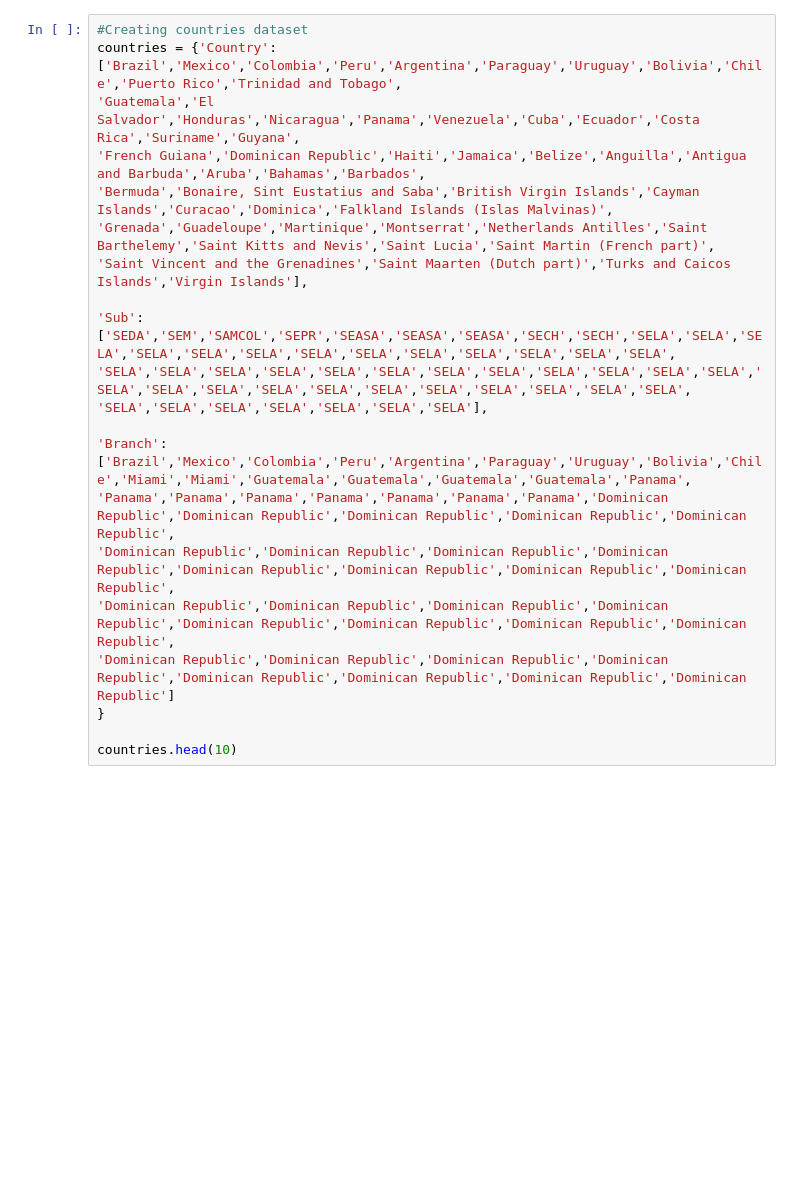
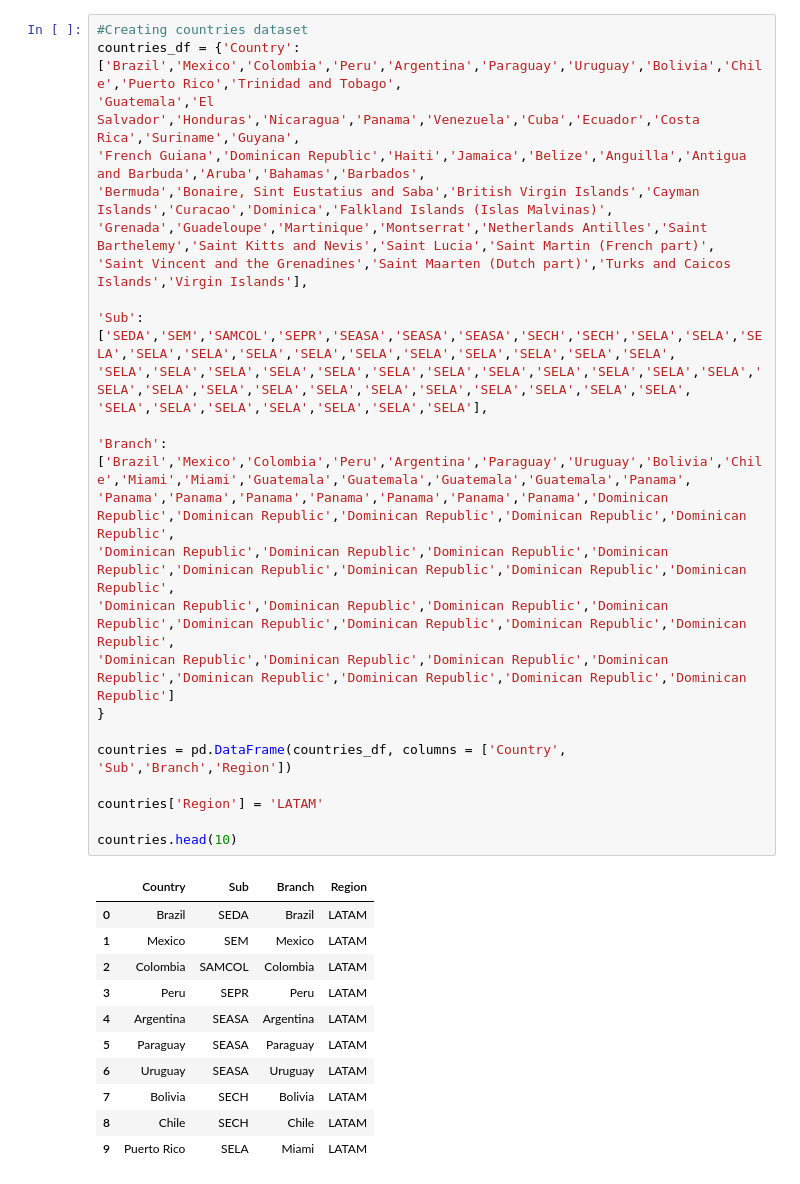
Before and after one commit to faspy/monty_python, a Jupyter notebook: covid_cases_dataset2.ipynb, the cells around one changed output. Cells and saved outputs as stored; diff of their text form; blank space fills up the shorter version.

```diff
--- a/covid_cases_dataset2.ipynb
+++ b/covid_cases_dataset2.ipynb
@@ -9,24 +22,40 @@ covid_cases.dtypes
 # %%
 #Creating countries dataset
-countries = {'Country':['Brazil','Mexico','Colombia','Peru','Argentina','Paraguay','Uruguay','Bolivia','Chile','Puerto Rico','Trinidad and Tobago',
+countries_df = {'Country':['Brazil','Mexico','Colombia','Peru','Argentina','Paraguay','Uruguay','Bolivia','Chile','Puerto Rico','Trinidad and Tobago',
 'Guatemala','El Salvador','Honduras','Nicaragua','Panama','Venezuela','Cuba','Ecuador','Costa Rica','Suriname','Guyana',
 'French Guiana','Dominican Republic','Haiti','Jamaica','Belize','Anguilla','Antigua and Barbuda','Aruba','Bahamas','Barbados',
 'Bermuda','Bonaire, Sint Eustatius and Saba','British Virgin Islands','Cayman Islands','Curacao','Dominica','Falkland Islands (Islas Malvinas)',
 'Grenada','Guadeloupe','Martinique','Montserrat','Netherlands Antilles','Saint Barthelemy','Saint Kitts and Nevis','Saint Lucia','Saint Martin (French part)',
 'Saint Vincent and the Grenadines','Saint Maarten (Dutch part)','Turks and Caicos Islands','Virgin Islands'],
 
 'Sub':['SEDA','SEM','SAMCOL','SEPR','SEASA','SEASA','SEASA','SECH','SECH','SELA','SELA','SELA','SELA','SELA','SELA','SELA','SELA','SELA','SELA','SELA','SELA','SELA',
 'SELA','SELA','SELA','SELA','SELA','SELA','SELA','SELA','SELA','SELA','SELA','SELA','SELA','SELA','SELA','SELA','SELA','SELA','SELA','SELA','SELA','SELA','SELA',
 'SELA','SELA','SELA','SELA','SELA','SELA','SELA'],
 
 'Branch':['Brazil','Mexico','Colombia','Peru','Argentina','Paraguay','Uruguay','Bolivia','Chile','Miami','Miami','Guatemala','Guatemala','Guatemala','Guatemala','Panama',
 'Panama','Panama','Panama','Panama','Panama','Panama','Panama','Dominican Republic','Dominican Republic','Dominican Republic','Dominican Republic','Dominican Republic',
 'Dominican Republic','Dominican Republic','Dominican Republic','Dominican Republic','Dominican Republic','Dominican Republic','Dominican Republic','Dominican Republic',
 'Dominican Republic','Dominican Republic','Dominican Republic','Dominican Republic','Dominican Republic','Dominican Republic','Dominican Republic','Dominican Republic',
 'Dominican Republic','Dominican Republic','Dominican Republic','Dominican Republic','Dominican Republic','Dominican Republic','Dominican Republic','Dominican Republic']
 }
 
+countries = pd.DataFrame(countries_df, columns = ['Country', 'Sub','Branch','Region'])
+
+countries['Region'] = 'LATAM'
+
 countries.head(10)
+# %% [output]
+|  | Country | Sub | Branch | Region |
+| 0 | Brazil | SEDA | Brazil | LATAM |
+| 1 | Mexico | SEM | Mexico | LATAM |
+| 2 | Colombia | SAMCOL | Colombia | LATAM |
+| 3 | Peru | SEPR | Peru | LATAM |
+| 4 | Argentina | SEASA | Argentina | LATAM |
+| 5 | Paraguay | SEASA | Paraguay | LATAM |
+| 6 | Uruguay | SEASA | Uruguay | LATAM |
+| 7 | Bolivia | SECH | Bolivia | LATAM |
+| 8 | Chile | SECH | Chile | LATAM |
+| 9 | Puerto Rico | SELA | Miami | LATAM |
 # %%
 #Transforming data
 covid_cases['Country/Region'].replace('"','')
```
Also changed, not shown: parts of 2 cells of this notebook.
